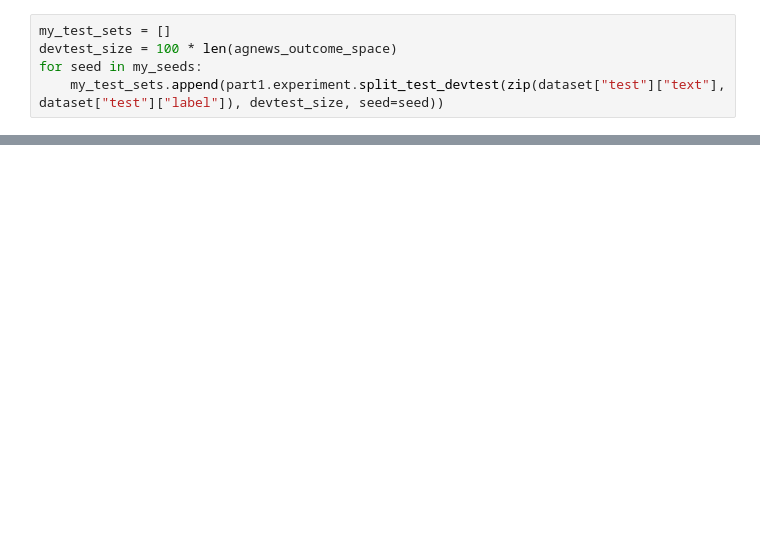
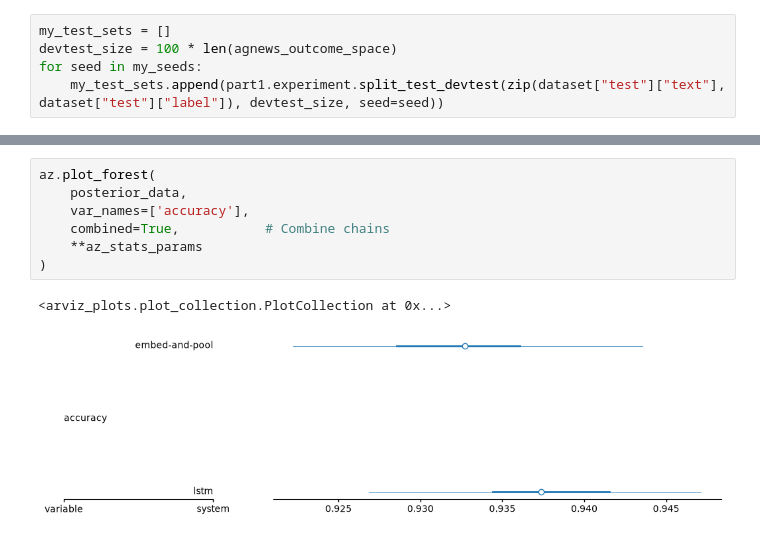
Before and after one commit to HeyeNl/nlp-project1, a Jupyter notebook: part2/project.ipynb, the cells around one changed output, grey strips where cells are left out. Drawn from its saved outputs; the diff is of its cells as text; blank space fills up the shorter version.

```diff
--- a/part2/project.ipynb
+++ b/part2/project.ipynb
@@ -506,0 +1232,10 @@ technology 179 (50,)
+# %%
+az.plot_forest(
+    posterior_data,
+    var_names=['accuracy'],
+    combined=True,           # Combine chains
+    **az_stats_params
+)
+# %% [output]
+<arviz_plots.plot_collection.PlotCollection at 0x...>
+[figure, added]
```
Also changed, not shown: parts of 89 cells of this notebook.
